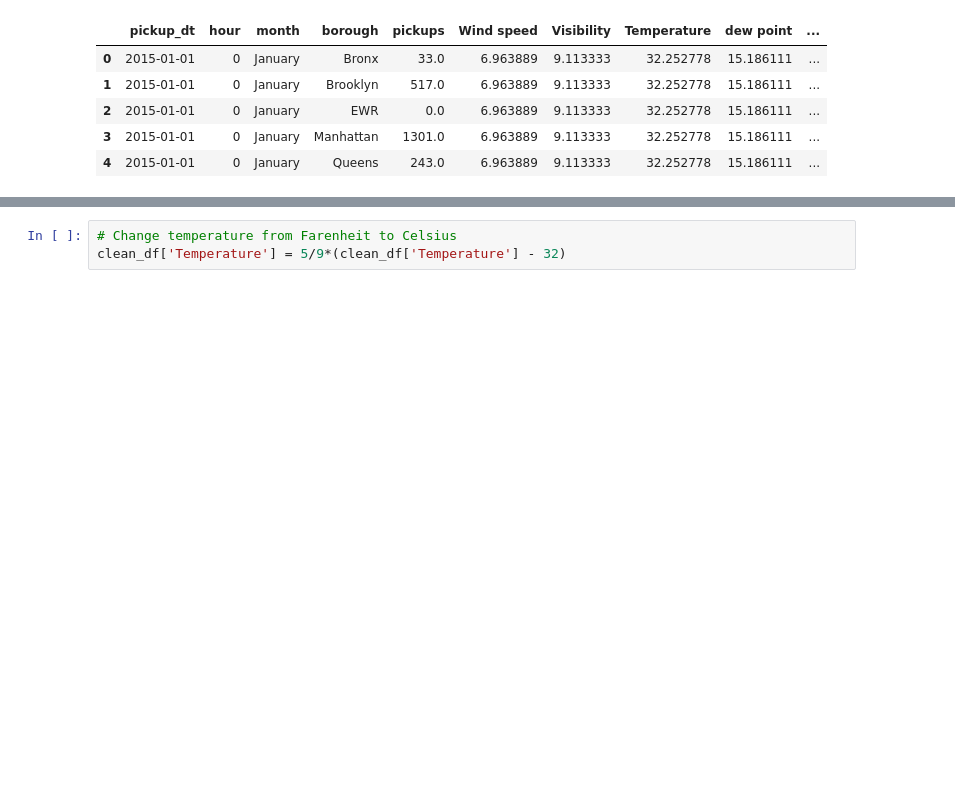
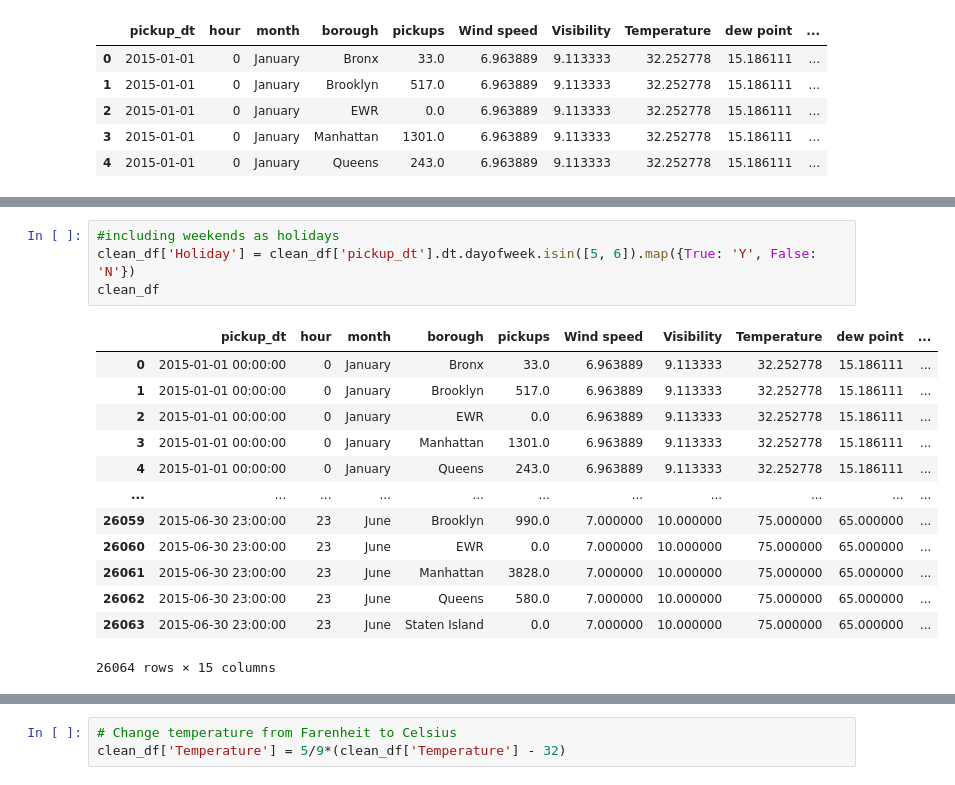
Before and after one commit to Jherza-X/Project1-Group9, a Jupyter notebook: Uber-Weather-Project/project-1 - data_cleaning.ipynb, the cells around one changed output, grey strips where cells are left out. Saved outputs shown, nothing was run; the diff lists cells and outputs as text; blank space fills up the shorter version.

Commit message:
data cleaning including weekends as holidays

```diff
--- a/Uber-Weather-Project/project-1 - data_cleaning.ipynb
+++ b/Uber-Weather-Project/project-1 - data_cleaning.ipynb
@@ -271,0 +284,18 @@ clean_df.head()
+# %%
+#including weekends as holidays
+clean_df['Holiday'] = clean_df['pickup_dt'].dt.dayofweek.isin([5, 6]).map({True: 'Y', False: 'N'})
+clean_df
+# %% [output]
+|  | pickup_dt | hour | month | borough | pickups | Wind speed | Visibility | Temperature | dew point | ... |
+| 0 | 2015-01-01 00:00:00 | 0 | January | Bronx | 33.0 | 6.963889 | 9.113333 | 32.252778 | 15.186111 | ... |
+| 1 | 2015-01-01 00:00:00 | 0 | January | Brooklyn | 517.0 | 6.963889 | 9.113333 | 32.252778 | 15.186111 | ... |
+| 2 | 2015-01-01 00:00:00 | 0 | January | EWR | 0.0 | 6.963889 | 9.113333 | 32.252778 | 15.186111 | ... |
+| 3 | 2015-01-01 00:00:00 | 0 | January | Manhattan | 1301.0 | 6.963889 | 9.113333 | 32.252778 | 15.186111 | ... |
+| 4 | 2015-01-01 00:00:00 | 0 | January | Queens | 243.0 | 6.963889 | 9.113333 | 32.252778 | 15.186111 | ... |
+| ... | ... | ... | ... | ... | ... | ... | ... | ... | ... | ... |
+| 26059 | 2015-06-30 23:00:00 | 23 | June | Brooklyn | 990.0 | 7.000000 | 10.000000 | 75.000000 | 65.000000 | ... |
+| 26060 | 2015-06-30 23:00:00 | 23 | June | EWR | 0.0 | 7.000000 | 10.000000 | 75.000000 | 65.000000 | ... |
+| 26061 | 2015-06-30 23:00:00 | 23 | June | Manhattan | 3828.0 | 7.000000 | 10.000000 | 75.000000 | 65.000000 | ... |
+| 26062 | 2015-06-30 23:00:00 | 23 | June | Queens | 580.0 | 7.000000 | 10.000000 | 75.000000 | 65.000000 | ... |
+| 26063 | 2015-06-30 23:00:00 | 23 | June | Staten Island | 0.0 | 7.000000 | 10.000000 | 75.000000 | 65.000000 | ... |
+26064 rows × 15 columns
```
Also changed, not shown: parts of 4 cells of this notebook, 1 other file.
